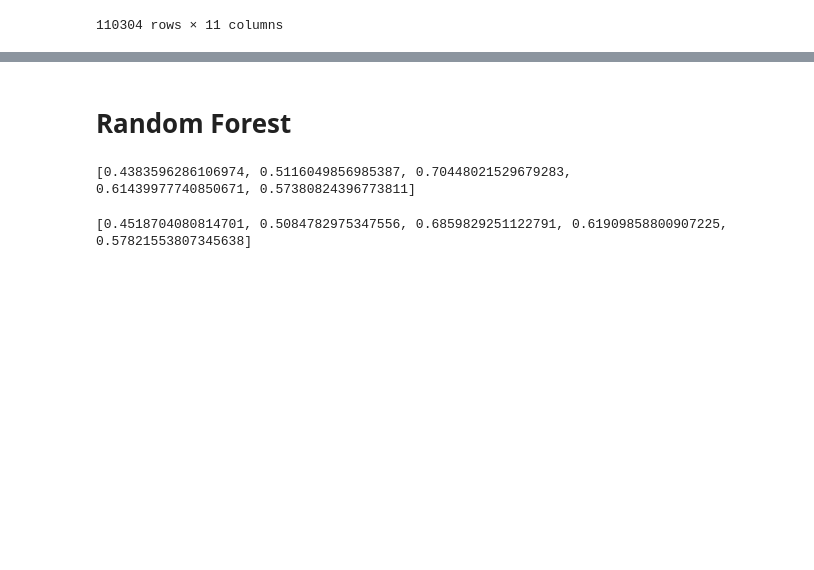
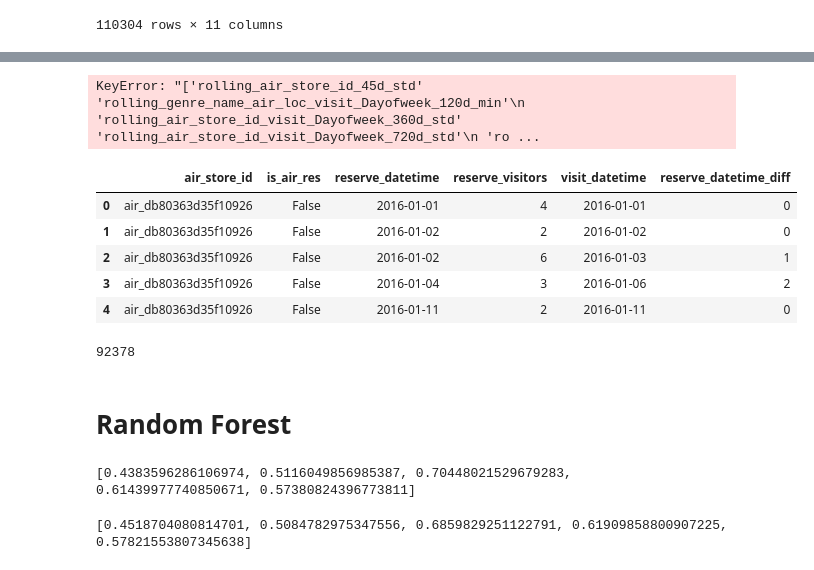
Before and after one commit to xiaochuan-du/ml_utils, a Jupyter notebook: proj/RRVF/MLproject.ipynb, the cells around one changed output, grey strips where cells are left out. Cells and saved outputs as stored; diff of their text form; code cells hidden in the pictures; blank space fills up the shorter version.

```diff
--- a/proj/RRVF/MLproject.ipynb
+++ b/proj/RRVF/MLproject.ipynb
@@ -96,3 +190,22 @@ stat[0].head()
+# %%
+
+train_set = train_set[cat_vars +
+                      contin_vars + [dep, 'visit_date']].copy()
+# %% [output]
+KeyError: "['rolling_air_store_id_45d_std' 'rolling_genre_name_air_loc_visit_Dayofweek_120d_min'\n 'rolling_air_store_id_visit_Dayofweek_360d_std' 'rolling_air_store_id_visit_Dayofweek_720d_std'\n 'ro ...
+# %%
+reserve.head()
+# %% [output]
+|  | air_store_id | is_air_res | reserve_datetime | reserve_visitors | visit_datetime | reserve_datetime_diff |
+| 0 | air_db80363d35f10926 | False | 2016-01-01 | 4 | 2016-01-01 | 0 |
+| 1 | air_db80363d35f10926 | False | 2016-01-02 | 2 | 2016-01-02 | 0 |
+| 2 | air_db80363d35f10926 | False | 2016-01-02 | 6 | 2016-01-03 | 1 |
+| 3 | air_db80363d35f10926 | False | 2016-01-04 | 3 | 2016-01-06 | 2 |
+| 4 | air_db80363d35f10926 | False | 2016-01-11 | 2 | 2016-01-11 | 0 |
+# %%
+len(reserve)
+# %% [output]
+92378
 # %% [markdown]
 # Random Forest
 # %%
```
Also changed, not shown: parts of 5 cells of this notebook, 2 other files.
